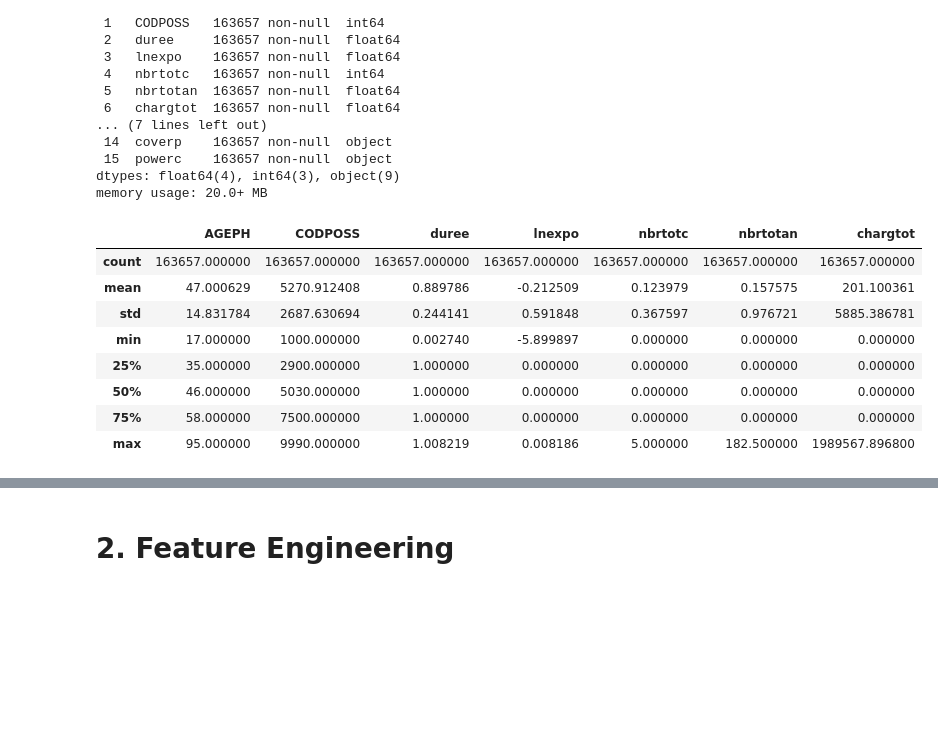
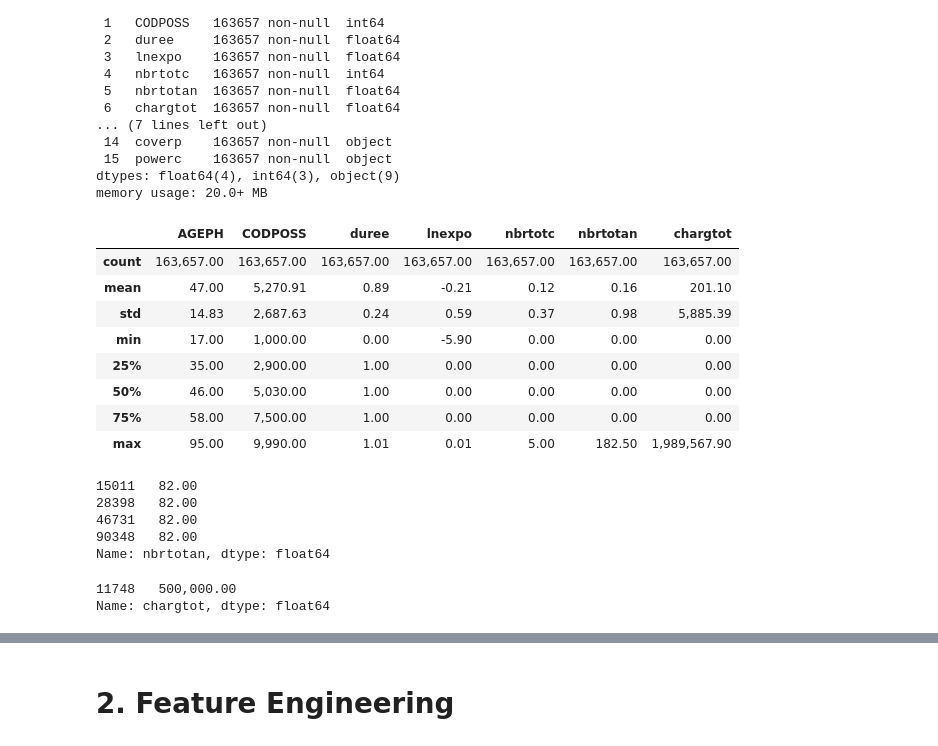
Before and after one commit to MarinoSanLorenzo/actuarial_ds, a Jupyter notebook: main_assignment.ipynb, the cells around one changed output, grey strips where cells are left out. Cells and saved outputs as stored; diff of their text form; code cells hidden in the pictures; blank space fills up the shorter version.

```diff
--- a/main_assignment.ipynb
+++ b/main_assignment.ipynb
@@ -6,3 +12,7 @@ from src.utils import *
+# %%
+warnings.filterwarnings("ignore")
+pd.set_option('display.max_colwidth', 1000)
+pd.set_option('display.float_format','{:,.2f}'.format)
 # %%
 df = pd.read_csv(params.get(Constants.URL_LINK_TO_DATA), delimiter = ",")
 df.head()
@@ -38,13 +48,14 @@ memory usage: 20.0+ MB
 # %%
 summary = df.describe()
 summary.style.applymap(highlight_col, subset=pd.IndexSlice[['mean', 'max'], [params.get(Constants.NB_CLAIMS)]])
+summary
 # %% [output]
 |  | AGEPH | CODPOSS | duree | lnexpo | nbrtotc | nbrtotan | chargtot |
-| count | 163657.000000 | 163657.000000 | 163657.000000 | 163657.000000 | 163657.000000 | 163657.000000 | 163657.000000 |
-| mean | 47.000629 | 5270.912408 | 0.889786 | -0.212509 | 0.123979 | 0.157575 | 201.100361 |
-| std | 14.831784 | 2687.630694 | 0.244141 | 0.591848 | 0.367597 | 0.976721 | 5885.386781 |
-| min | 17.000000 | 1000.000000 | 0.002740 | -5.899897 | 0.000000 | 0.000000 | 0.000000 |
-| 25% | 35.000000 | 2900.000000 | 1.000000 | 0.000000 | 0.000000 | 0.000000 | 0.000000 |
-| 50% | 46.000000 | 5030.000000 | 1.000000 | 0.000000 | 0.000000 | 0.000000 | 0.000000 |
-| 75% | 58.000000 | 7500.000000 | 1.000000 | 0.000000 | 0.000000 | 0.000000 | 0.000000 |
-| max | 95.000000 | 9990.000000 | 1.008219 | 0.008186 | 5.000000 | 182.500000 | 1989567.896800 |
+| count | 163,657.00 | 163,657.00 | 163,657.00 | 163,657.00 | 163,657.00 | 163,657.00 | 163,657.00 |
+| mean | 47.00 | 5,270.91 | 0.89 | -0.21 | 0.12 | 0.16 | 201.10 |
+| std | 14.83 | 2,687.63 | 0.24 | 0.59 | 0.37 | 0.98 | 5,885.39 |
+| min | 17.00 | 1,000.00 | 0.00 | -5.90 | 0.00 | 0.00 | 0.00 |
+| 25% | 35.00 | 2,900.00 | 1.00 | 0.00 | 0.00 | 0.00 | 0.00 |
+| 50% | 46.00 | 5,030.00 | 1.00 | 0.00 | 0.00 | 0.00 | 0.00 |
+| 75% | 58.00 | 7,500.00 | 1.00 | 0.00 | 0.00 | 0.00 | 0.00 |
+| max | 95.00 | 9,990.00 | 1.01 | 0.01 | 5.00 | 182.50 | 1,989,567.90 |
@@ -52,0 +69,8 @@ pd.set_option('display.max_colwidth', 1000)
+# %%
+df.nbrtotan[df.nbrtotan==max_nb_anciennete]
+# %% [output]
+15011   82.00
+28398   82.00
+46731   82.00
+90348   82.00
+Name: nbrtotan, dtype: float64
@@ -53,3 +81,8 @@ pd.set_option('display.max_colwidth', 1000)
+# %%
+df.chargtot[df.chargtot==max_claim_amount]
+# %% [output]
+11748   500,000.00
+Name: chargtot, dtype: float64
 # %%
 # check how many categories for categorical variables
 info_categories = get_distribution_info_for_categorical_variables(df)
```
Also changed, not shown: parts of 18 cells of this notebook, 3 other files.
